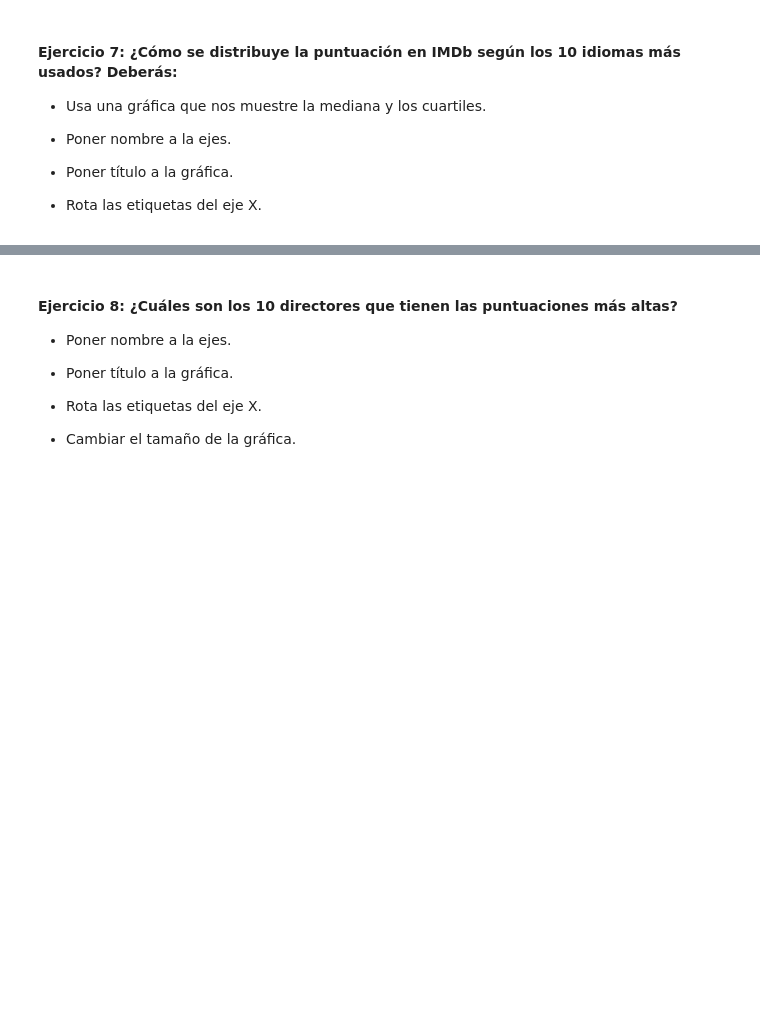
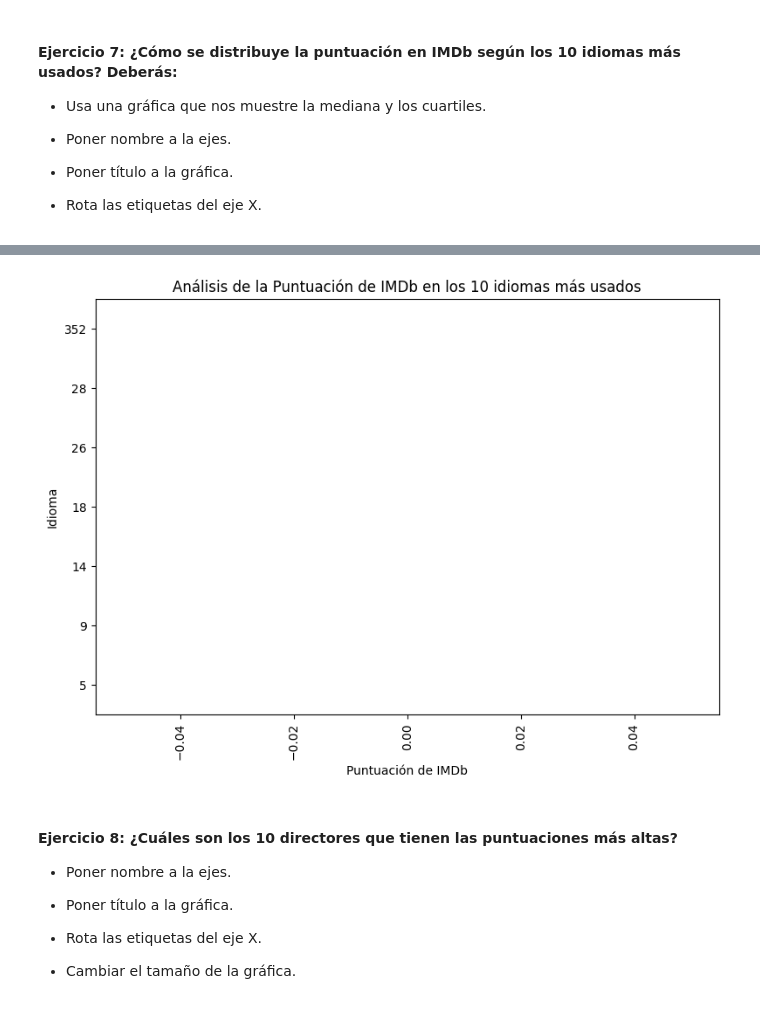
Before and after one commit to apelsito/laboratorio-modulo2-leccion04-visualizacion, a Jupyter notebook: laboratorio-modulo2-leccion04-visualizacion.ipynb, the cells around one changed output, grey strips where cells are left out. Cells and saved outputs as stored; diff of their text form; code cells hidden in the pictures; blank space fills up the shorter version.

```diff
--- a/laboratorio-modulo2-leccion04-visualizacion.ipynb
+++ b/laboratorio-modulo2-leccion04-visualizacion.ipynb
@@ -162,3 +157,7 @@ df_duracion.reset_index()
 - Poner título a la gráfica.
 
 - Rota las etiquetas del eje X.
+# %%
+df_topten_language = df.groupby("Language")["title"].count().nlargest(10)
+
+df_topten_language
@@ -165,3 +177,13 @@ df_duracion.reset_index()
+# %%
+plt.figure(figsize=(8,6))
+sns.violinplot(x= "IMDB Score", y="Language",data=df,order=df_topten_language.values)
+plt.title("Análisis de la Puntuación de IMDb en los 10 idiomas más usados", fontsize = 12) #título a nuestra gráfica
+plt.ylabel("Idioma") #Etiqueta eje X
+plt.xlabel("Puntuación de IMDb") #Etiqueta eje Y
+plt.xticks(rotation = 90)
+plt.tight_layout()
+# %% [output]
+[figure, added]
 # %% [markdown]
 #### Ejercicio 8: ¿Cuáles son los 10 directores que tienen las puntuaciones más altas?
 
```
Also changed, not shown: parts of 12 cells of this notebook.
